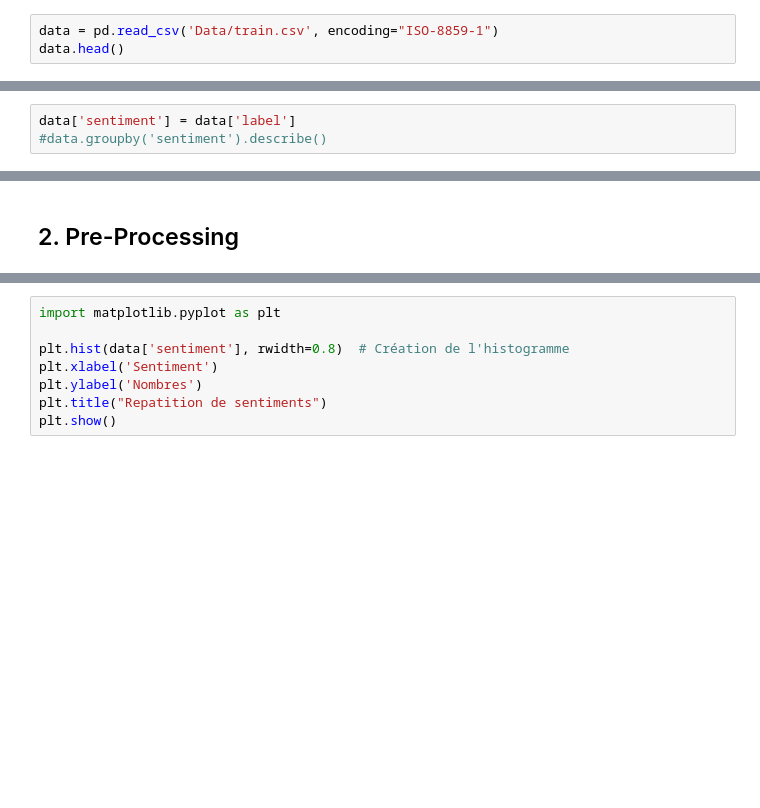
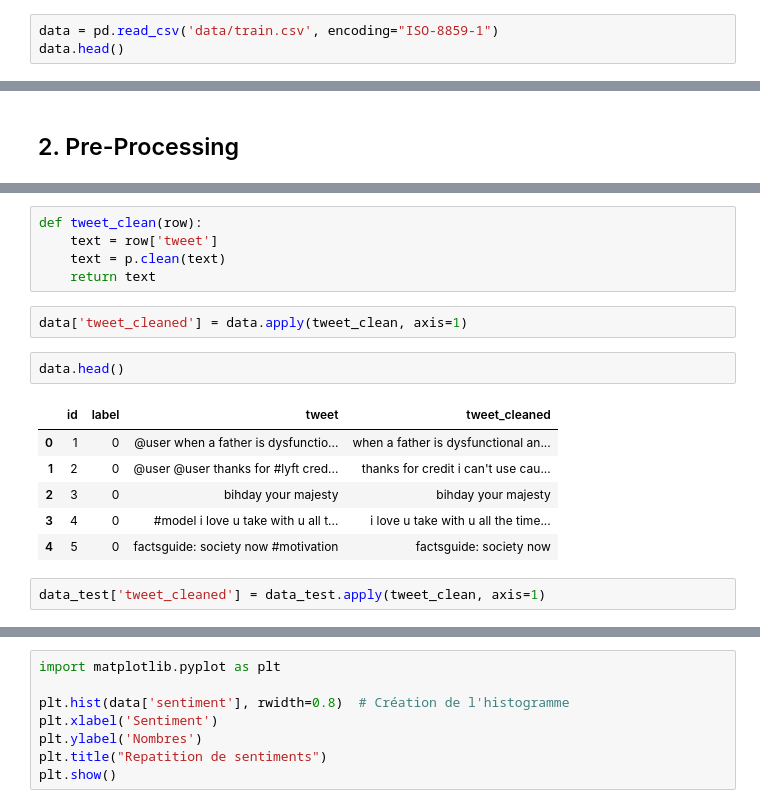
Before and after one commit to celsedarius/MasterUV, a Jupyter notebook: projet NLP/projet_nlp.ipynb, the cells around one changed output, grey strips where cells are left out. Drawn from its saved outputs; the diff is of its cells as text; blank space fills up the shorter version.

Commit message:
pré-traitement avec tweet_preprocessor et les techniques du NLP

```diff
--- a/projet NLP/projet_nlp.ipynb
+++ b/projet NLP/projet_nlp.ipynb
@@ -31,7 +81,7 @@ import pandas as pd
 # %% [markdown]
 ## 1. Load the DATABASE
 # %%
-data = pd.read_csv('Data/train.csv', encoding="ISO-8859-1")
+data = pd.read_csv('data/train.csv', encoding="ISO-8859-1")
 data.head()
 # %% [output]
 |  | id | label | tweet |
@@ -40,6 +90,3 @@ data.head()
 | 2 | 3 | 0 | bihday your majesty |
 | 3 | 4 | 0 | #model i love u take with u all t... |
 | 4 | 5 | 0 | factsguide: society now #motivation |
-# %%
-data['sentiment'] = data['label']
-#data.groupby('sentiment').describe()
@@ -56,0 +142,18 @@ data.groupby('sentiment').describe()
+# %%
+def tweet_clean(row):
+    text = row['tweet']
+    text = p.clean(text)
+    return text
+# %%
+data['tweet_cleaned'] = data.apply(tweet_clean, axis=1)
+# %%
+data.head()
+# %% [output]
+|  | id | label | tweet | tweet_cleaned |
+| 0 | 1 | 0 | @user when a father is dysfunctio... | when a father is dysfunctional an... |
+| 1 | 2 | 0 | @user @user thanks for #lyft cred... | thanks for credit i can't use cau... |
+| 2 | 3 | 0 | bihday your majesty | bihday your majesty |
+| 3 | 4 | 0 | #model i love u take with u all t... | i love u take with u all the time... |
+| 4 | 5 | 0 | factsguide: society now #motivation | factsguide: society now |
+# %%
+data_test['tweet_cleaned'] = data_test.apply(tweet_clean, axis=1)
```
Also changed, not shown: parts of 40 cells of this notebook.
